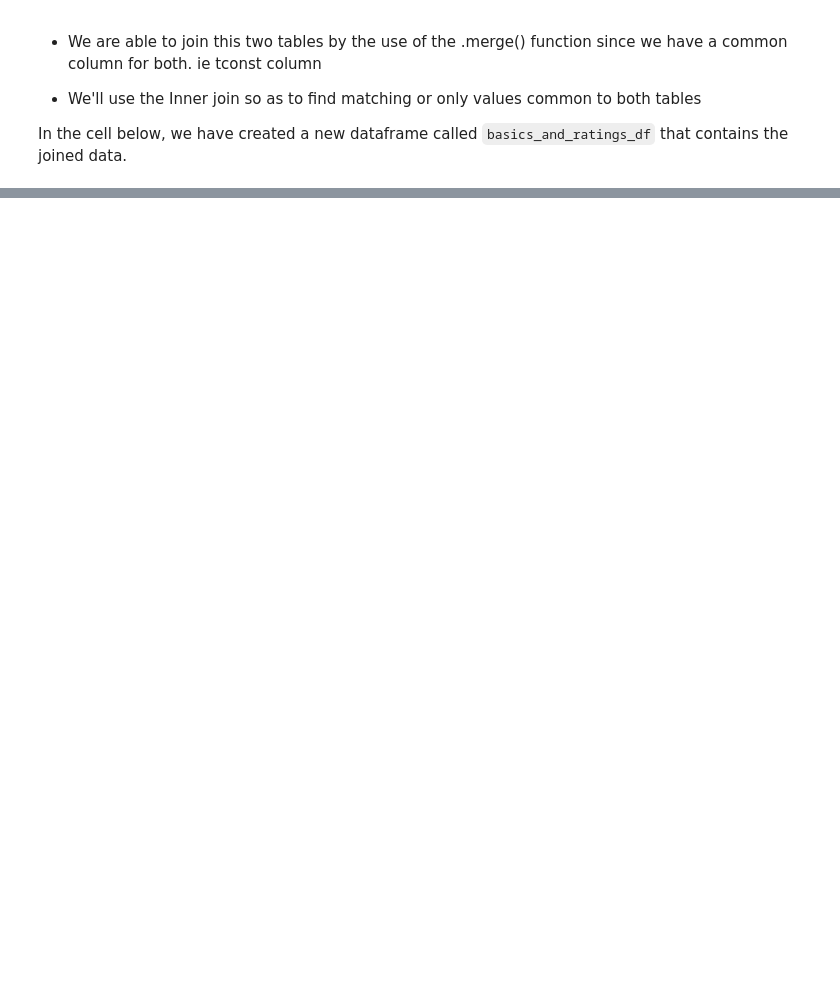
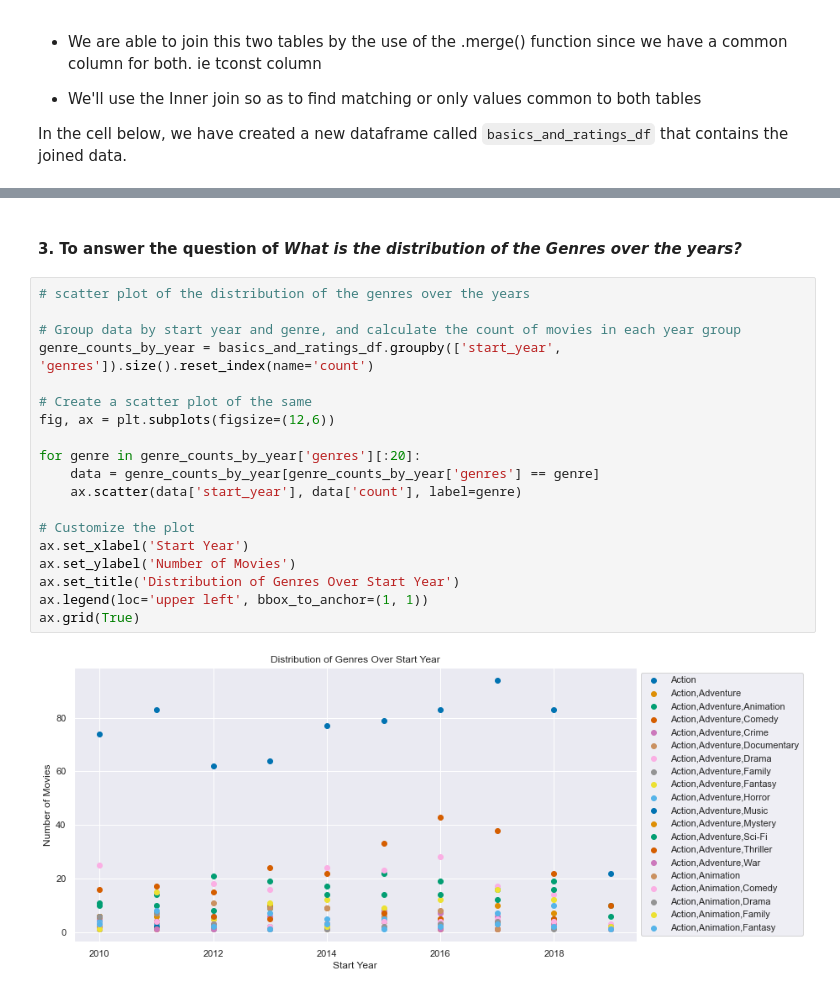
Before and after one commit to Lesley-w19/dsc-phase-1-project, a Jupyter notebook: student.ipynb, the cells around one changed output, grey strips where cells are left out. Drawn from its saved outputs; the diff is of its cells as text; blank space fills up the shorter version.

```diff
--- a/student.ipynb
+++ b/student.ipynb
@@ -440,0 +452,23 @@ What else could you do in the future to improve this project?
+# %% [markdown]
+#### 3. To answer the question of *What is the distribution of the Genres over the years?*
+# %%
+# scatter plot of the distribution of the genres over the years
+
+# Group data by start year and genre, and calculate the count of movies in each year group
+genre_counts_by_year = basics_and_ratings_df.groupby(['start_year', 'genres']).size().reset_index(name='count')
+
+# Create a scatter plot of the same
+fig, ax = plt.subplots(figsize=(12,6))
+
+for genre in genre_counts_by_year['genres'][:20]:
+    data = genre_counts_by_year[genre_counts_by_year['genres'] == genre]
+    ax.scatter(data['start_year'], data['count'], label=genre)
+
+# Customize the plot
+ax.set_xlabel('Start Year')
+ax.set_ylabel('Number of Movies')
+ax.set_title('Distribution of Genres Over Start Year')
+ax.legend(loc='upper left', bbox_to_anchor=(1, 1))
+ax.grid(True)
+# %% [output]
+[figure, added]
```
Also changed, not shown: parts of 30 cells of this notebook.
